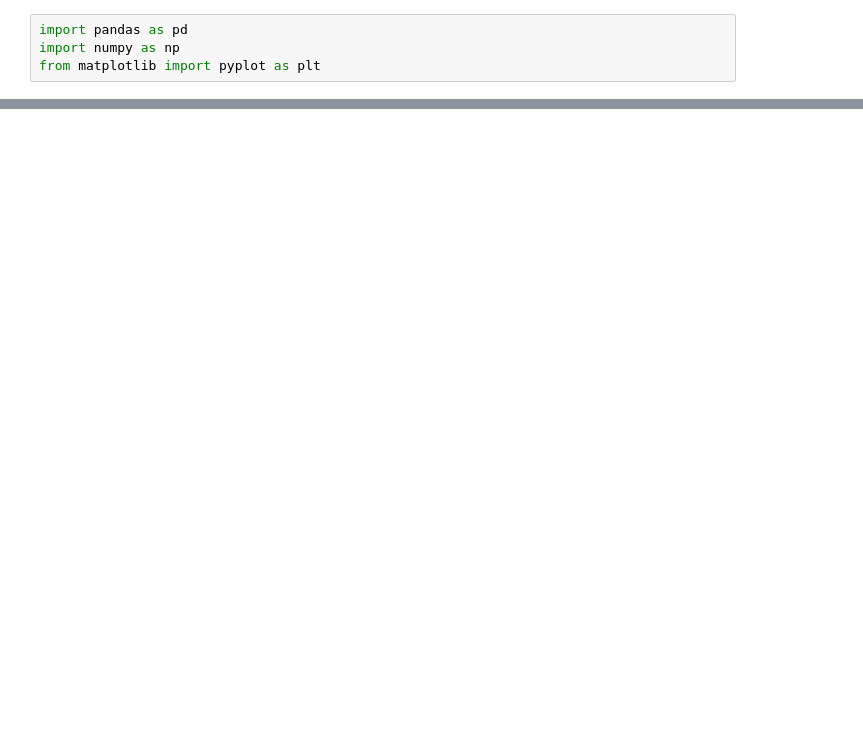
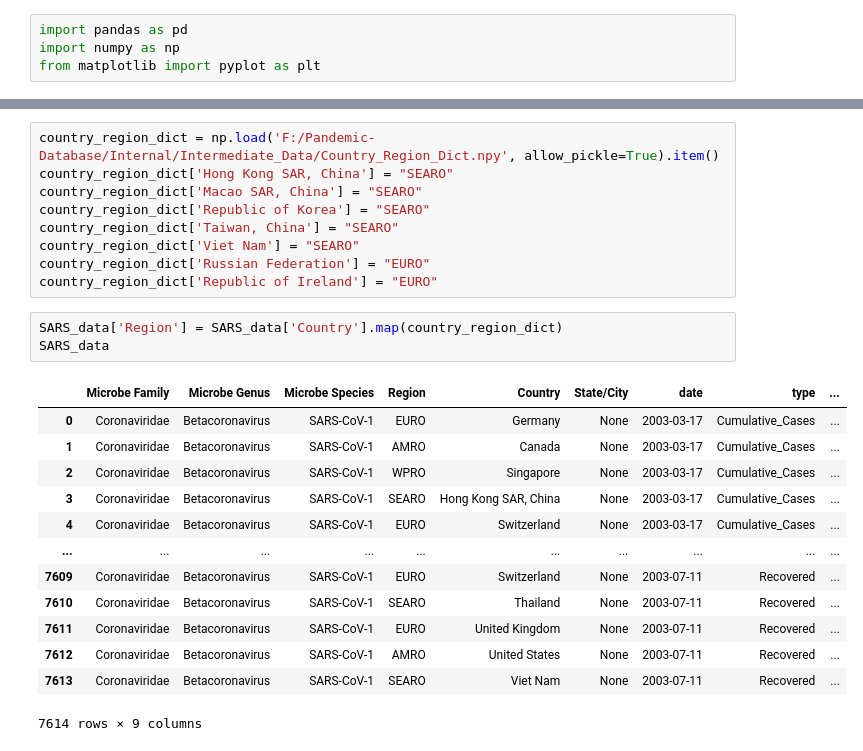
Before and after one commit to AlexWei21/Pandemic-Database, a Jupyter notebook: Internal/Processing Scripts/SARS Data Preprocessing.ipynb, the cells around one changed output, grey strips where cells are left out. Saved outputs shown, nothing was run; the diff lists cells and outputs as text; blank space fills up the shorter version.

```diff
--- a/Internal/Processing Scripts/SARS Data Preprocessing.ipynb
+++ b/Internal/Processing Scripts/SARS Data Preprocessing.ipynb
@@ -55,0 +38,26 @@ cn_data.plot()
+# %%
+country_region_dict = np.load('F:/Pandemic-Database/Internal/Intermediate_Data/Country_Region_Dict.npy', allow_pickle=True).item()
+country_region_dict['Hong Kong SAR, China'] = "SEARO"
+country_region_dict['Macao SAR, China'] = "SEARO"
+country_region_dict['Republic of Korea'] = "SEARO"
+country_region_dict['Taiwan, China'] = "SEARO"
+country_region_dict['Viet Nam'] = "SEARO"
+country_region_dict['Russian Federation'] = "EURO"
+country_region_dict['Republic of Ireland'] = "EURO"
+# %%
+SARS_data['Region'] = SARS_data['Country'].map(country_region_dict)
+SARS_data
+# %% [output]
+|  | Microbe Family | Microbe Genus | Microbe Species | Region | Country | State/City | date | type | ... |
+| 0 | Coronaviridae | Betacoronavirus | SARS-CoV-1 | EURO | Germany | None | 2003-03-17 | Cumulative_Cases | ... |
+| 1 | Coronaviridae | Betacoronavirus | SARS-CoV-1 | AMRO | Canada | None | 2003-03-17 | Cumulative_Cases | ... |
+| 2 | Coronaviridae | Betacoronavirus | SARS-CoV-1 | WPRO | Singapore | None | 2003-03-17 | Cumulative_Cases | ... |
+| 3 | Coronaviridae | Betacoronavirus | SARS-CoV-1 | SEARO | Hong Kong SAR, China | None | 2003-03-17 | Cumulative_Cases | ... |
+| 4 | Coronaviridae | Betacoronavirus | SARS-CoV-1 | EURO | Switzerland | None | 2003-03-17 | Cumulative_Cases | ... |
+| ... | ... | ... | ... | ... | ... | ... | ... | ... | ... |
+| 7609 | Coronaviridae | Betacoronavirus | SARS-CoV-1 | EURO | Switzerland | None | 2003-07-11 | Recovered | ... |
+| 7610 | Coronaviridae | Betacoronavirus | SARS-CoV-1 | SEARO | Thailand | None | 2003-07-11 | Recovered | ... |
+| 7611 | Coronaviridae | Betacoronavirus | SARS-CoV-1 | EURO | United Kingdom | None | 2003-07-11 | Recovered | ... |
+| 7612 | Coronaviridae | Betacoronavirus | SARS-CoV-1 | AMRO | United States | None | 2003-07-11 | Recovered | ... |
+| 7613 | Coronaviridae | Betacoronavirus | SARS-CoV-1 | SEARO | Viet Nam | None | 2003-07-11 | Recovered | ... |
+7614 rows × 9 columns
```
Also changed, not shown: parts of 11 cells of this notebook, 8 other files.
